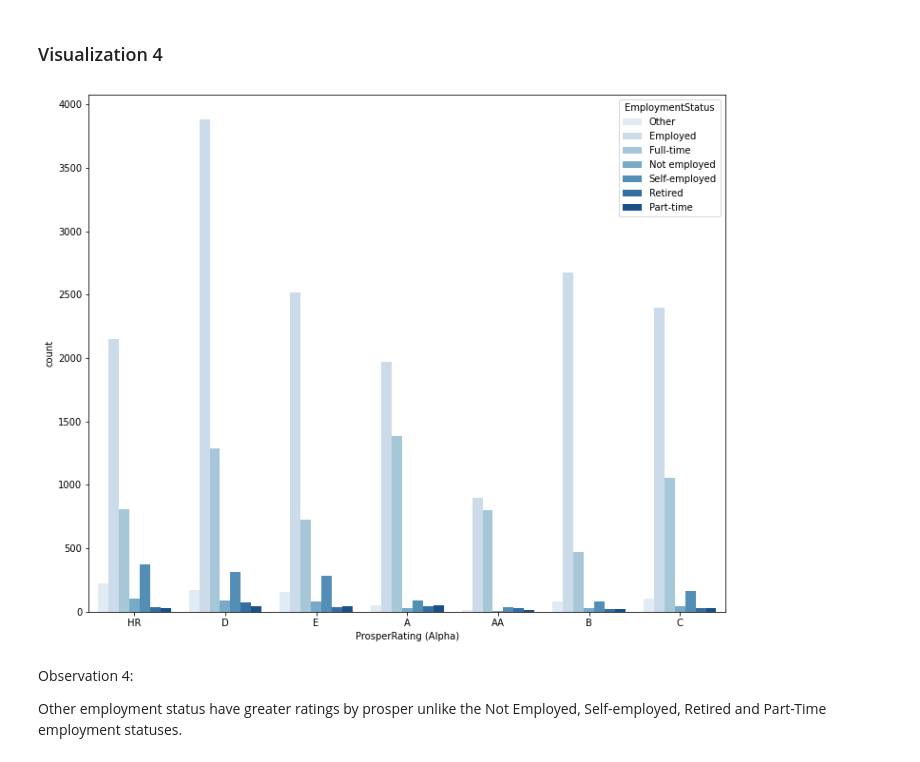
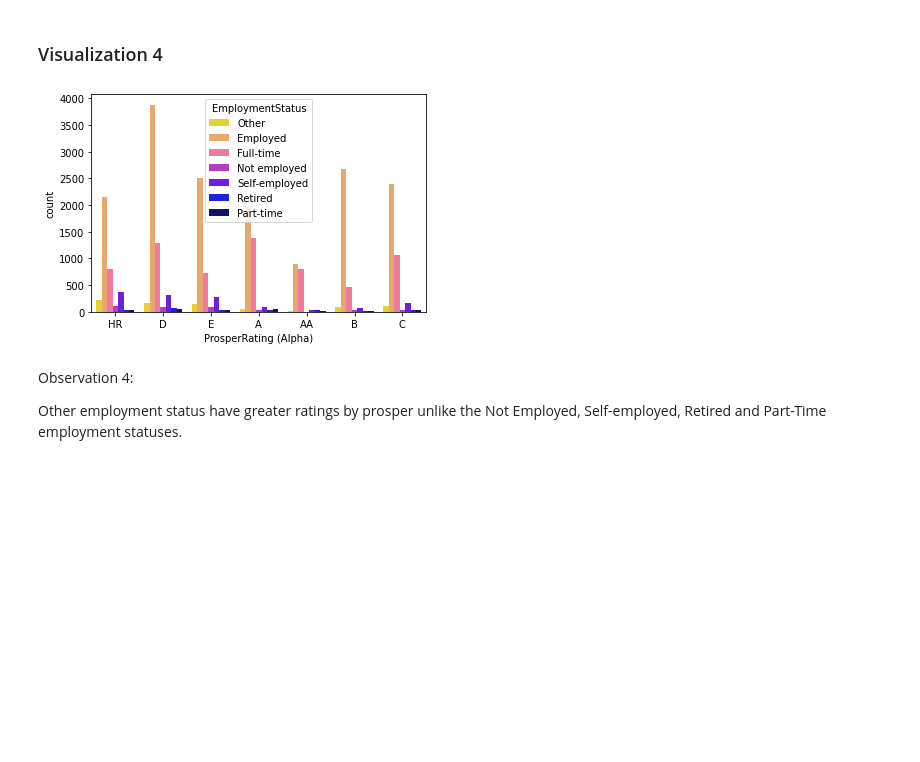
Before and after one commit to EnochAy/Udacity-Nanodegree-Data-Analyst---Data-Visualization-Project, a Jupyter notebook: Final Submission/Part_I_exploration.ipynb, the cells around one changed output. Drawn from its saved outputs; the diff is of its cells as text; code cells hidden in the pictures; blank space fills up the shorter version.

```diff
--- a/Final Submission/Part_I_exploration.ipynb
+++ b/Final Submission/Part_I_exploration.ipynb
@@ -571,10 +570,9 @@ Is there any significant relationship between Prosper Rating and Employment Stat
 # %% [markdown]
 ### Visualization 4
 # %%
-plt.figure(figsize = [12, 10])
-sns.countplot(data = target_df, x = 'ProsperRating (Alpha)', hue = 'EmploymentStatus', palette = 'Blues');
+sns.countplot(x = 'ProsperRating (Alpha)', hue = 'EmploymentStatus', data = target_df, color=base_color, palette = 'gnuplot2_r');
 # %% [output]
-[figure, old version]
+[figure, new version]
 # %% [markdown]
 Observation 4:
 
```
Also changed, not shown: parts of 29 cells of this notebook, 11 other files.
